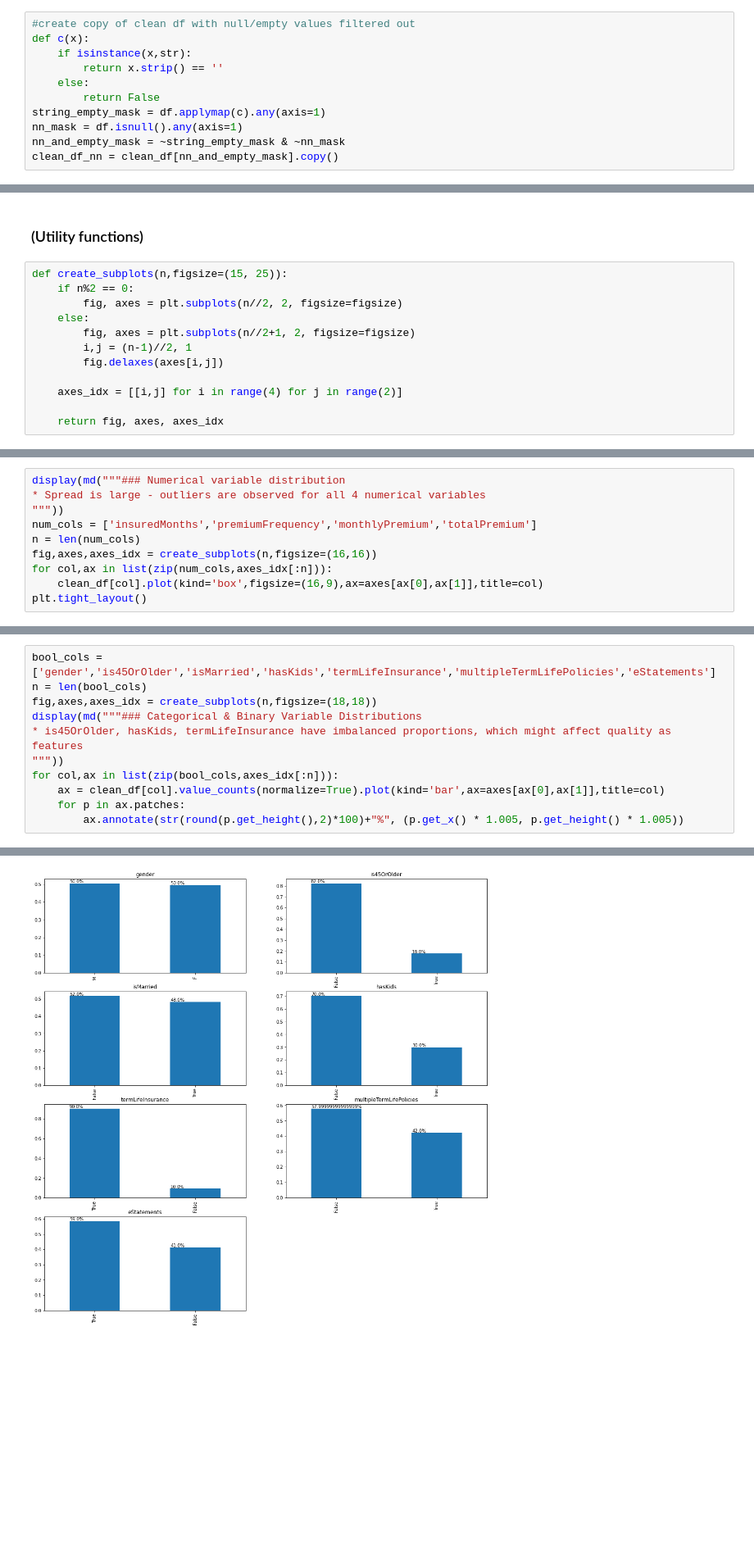
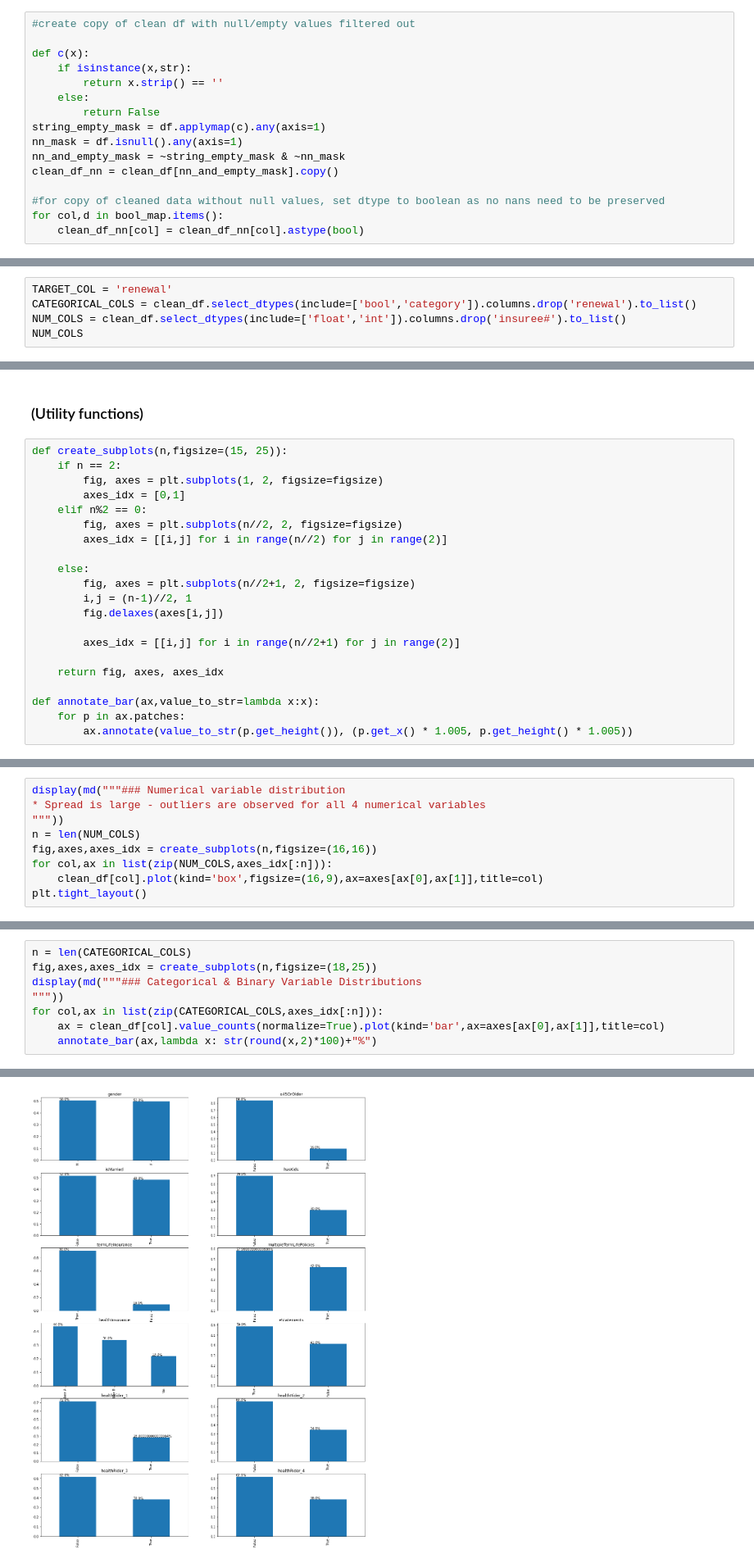
Before and after one commit to seanlamsk/tap2022-mol-vica, a Jupyter notebook: Insurance.ipynb, the cells around one changed output, grey strips where cells are left out. Shown at 82% size. Saved outputs shown, nothing was run; the diff lists cells and outputs as text; blank space fills up the shorter version.

```diff
--- a/Insurance.ipynb
+++ b/Insurance.ipynb
@@ -134,6 +143,7 @@ def expand_healthRiders_list(x):
 clean_df[new_healthRiders_columns] = clean_df.apply(expand_healthRiders_list, result_type='expand',axis=1)
 # %%
 #create copy of clean df with null/empty values filtered out
+
 def c(x):
     if isinstance(x,str):
         return x.strip() == ''
@@ -143,6 +153,10 @@ string_empty_mask = df.applymap(c).any(axis=1)
 nn_mask = df.isnull().any(axis=1)
 nn_and_empty_mask = ~string_empty_mask & ~nn_mask
 clean_df_nn = clean_df[nn_and_empty_mask].copy()
+
+#for copy of cleaned data without null values, set dtype to boolean as no nans need to be preserved
+for col,d in bool_map.items():
+    clean_df_nn[col] = clean_df_nn[col].astype(bool)
 # %%
 print(clean_df.info())
 clean_df.head()
@@ -170,3 +184,8 @@ None
 | 2 | 3 | F | False | True | False | 72 | True | ... |
 | 3 | 4 | F | False | True | True | 13 | True | ... |
 | 4 | 5 | F | False | False | False | 37 | True | ... |
+# %%
+TARGET_COL = 'renewal'
+CATEGORICAL_COLS = clean_df.select_dtypes(include=['bool','category']).columns.drop('renewal').to_list()
+NUM_COLS = clean_df.select_dtypes(include=['float','int']).columns.drop('insuree#').to_list()
+NUM_COLS
@@ -176,14 +201,23 @@ None
 ### (Utility functions)
 # %%
 def create_subplots(n,figsize=(15, 25)):
-    if n%2 == 0:
+    if n == 2:
+        fig, axes = plt.subplots(1, 2, figsize=figsize)
+        axes_idx = [0,1]
+    elif n%2 == 0:
         fig, axes = plt.subplots(n//2, 2, figsize=figsize)
+        axes_idx = [[i,j] for i in range(n//2) for j in range(2)]
+
     else:
         fig, axes = plt.subplots(n//2+1, 2, figsize=figsize)
         i,j = (n-1)//2, 1
         fig.delaxes(axes[i,j])
 
-    axes_idx = [[i,j] for i in range(4) for j in range(2)]
+        axes_idx = [[i,j] for i in range(n//2+1) for j in range(2)]
 
     return fig, axes, axes_idx
+
+def annotate_bar(ax,value_to_str=lambda x:x):
+    for p in ax.patches:
+        ax.annotate(value_to_str(p.get_height()), (p.get_x() * 1.005, p.get_height() * 1.005))
 # %% [markdown]
@@ -209,10 +243,9 @@ clean_df.describe(include='all')
 display(md("""### Numerical variable distribution
 * Spread is large - outliers are observed for all 4 numerical variables
 """))
-num_cols = ['insuredMonths','premiumFrequency','monthlyPremium','totalPremium']
-n = len(num_cols)
+n = len(NUM_COLS)
 fig,axes,axes_idx = create_subplots(n,figsize=(16,16))
-for col,ax in list(zip(num_cols,axes_idx[:n])):
+for col,ax in list(zip(NUM_COLS,axes_idx[:n])):
     clean_df[col].plot(kind='box',figsize=(16,9),ax=axes[ax[0],ax[1]],title=col)
 plt.tight_layout()
 # %% [output]
@@ -222,13 +255,10 @@ plt.tight_layout()
 # %%
-bool_cols = ['gender','is45OrOlder','isMarried','hasKids','termLifeInsurance','multipleTermLifePolicies','eStatements']
-n = len(bool_cols)
-fig,axes,axes_idx = create_subplots(n,figsize=(18,18))
+n = len(CATEGORICAL_COLS)
+fig,axes,axes_idx = create_subplots(n,figsize=(18,25))
 display(md("""### Categorical & Binary Variable Distributions
-* is45OrOlder, hasKids, termLifeInsurance have imbalanced proportions, which might affect quality as features
 """))
-for col,ax in list(zip(bool_cols,axes_idx[:n])):
+for col,ax in list(zip(CATEGORICAL_COLS,axes_idx[:n])):
     ax = clean_df[col].value_counts(normalize=True).plot(kind='bar',ax=axes[ax[0],ax[1]],title=col)
-    for p in ax.patches:
-        ax.annotate(str(round(p.get_height(),2)*100)+"%", (p.get_x() * 1.005, p.get_height() * 1.005))
+    annotate_bar(ax,lambda x: str(round(x,2)*100)+"%")
 # %% [output]
 ### Categorical & Binary Variable Distributions
@@ -236 +265 @@ for col,ax in list(zip(bool_cols,axes_idx[:n])):
-[figure, old version]
+[figure, new version]
```
Also changed, not shown: parts of 28 cells of this notebook.
